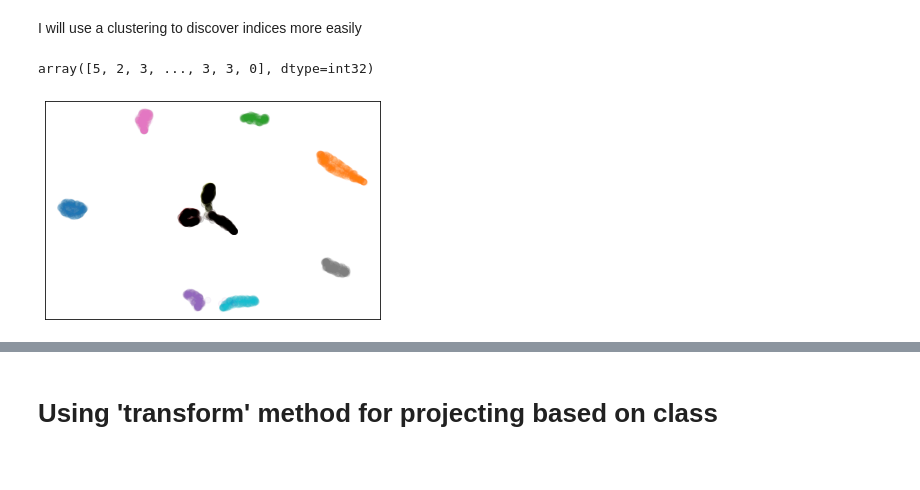
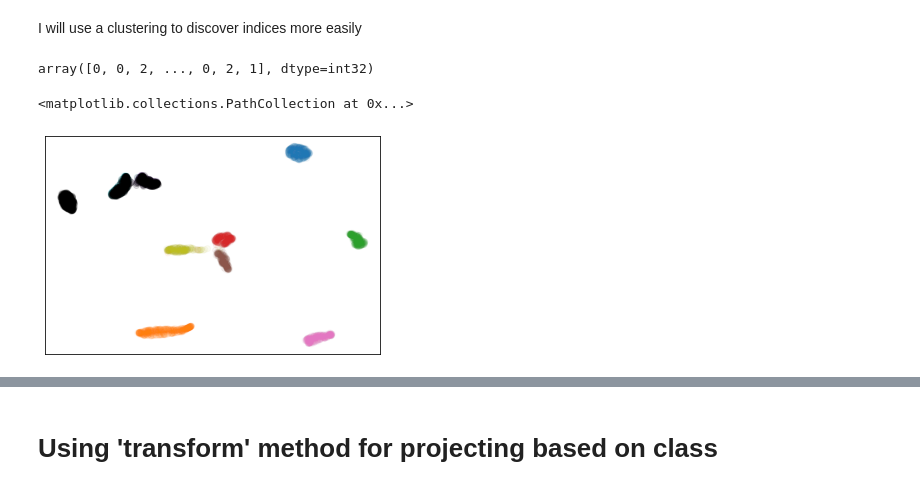
Before and after one commit to wilsonjr/humap, a Jupyter notebook: notebooks/Hierarchical-Exploration-with-HUMAP.ipynb, the cells around one changed output, grey strips where cells are left out. Drawn from its saved outputs; the diff is of its cells as text; code cells hidden in the pictures.

```diff
--- a/notebooks/Hierarchical-Exploration-with-HUMAP.ipynb
+++ b/notebooks/Hierarchical-Exploration-with-HUMAP.ipynb
@@ -20,7 +20,8 @@ print(X.shape, y.shape)
 # %% [output]
 (70000, 784) (70000,)
 # %%
-hUmap = humap.HUMAP(np.array([0.2, 0.2]), n_neighbors=50)
+hUmap = humap.HUMAP(np.array([0.2, 0.2]))
+hUmap.set_focus_context(True)
 hUmap.fit(X, y)
 # %%
 X_2 = X[hUmap.original_indices(2), :]
@@ -78,19 +78,18 @@ from sklearn.cluster import KMeans
 kmeans = KMeans(n_clusters=6, random_state=0).fit(embedding_2)
 kmeans.labels_
 # %% [output]
-array([5, 2, 3, ..., 3, 3, 0], dtype=int32)
+array([0, 0, 2, ..., 0, 2, 1], dtype=int32)
 # %%
 plt.scatter(embedding_2[:, 0], embedding_2[:, 1], c=y_2, alpha=0.05, cmap='tab10')
 plt.tick_params(axis='x', which='both', bottom=False, top=False, labelbottom=False)
 plt.tick_params(axis='y', which='both', left=False, right=False, labelleft=False)
 
-indices_black = np.arange(embedding_2.shape[0])[kmeans.labels_ == 3]
+indices_black = np.arange(embedding_2.shape[0])[kmeans.labels_ == 0]
 
 plt.scatter(embedding_2[indices_black, 0], embedding_2[indices_black, 1], c='black', alpha=0.1)
-
-plt.savefig("../images/selection1.png", bbox_inches='tight')
 # %% [output]
+<matplotlib.collections.PathCollection at 0x...>
-[figure, old version]
+[figure, new version]
 # %%
 """
     Use transform method, however, make sure to specify indices=
```
Also changed, not shown: parts of 6 cells of this notebook, 4 other files.
